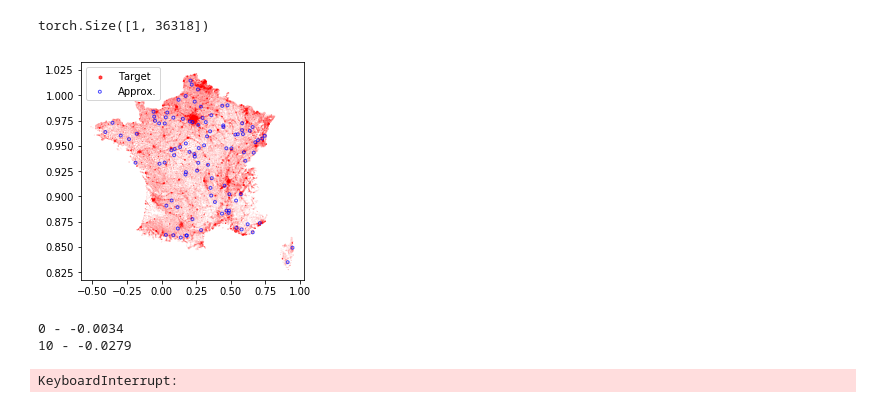
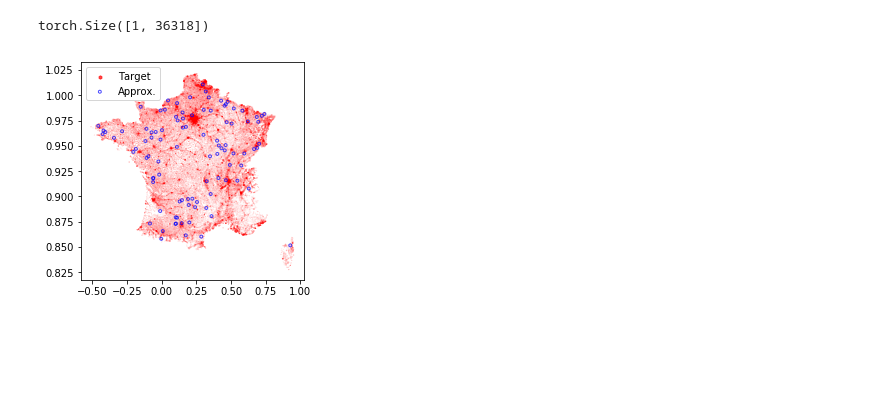
Before and after one commit to gallego-posada/gait, a Jupyter notebook: geography.ipynb, the cells around one changed output. Cells and saved outputs as stored; diff of their text form; code cells hidden in the pictures; blank space fills up the shorter version.

```diff
--- a/geography.ipynb
+++ b/geography.ipynb
@@ -44,49 +50,41 @@ plt.scatter(kmeans.cluster_centers_[:, 0], kmeans.cluster_centers_[:, 1], marker
 # %% [output]
 torch.Size([1, 36318])
 # %%
-alpha, d = 1, 2
+alpha, d = 0.1, 2
 
-batch_size = 100
-bprob = torch.tensor(np.array(batch_size*[1/batch_size])[None, :])
+batch_size = 40
 
 tX = torch.tensor([X[:, 0] / 10,  X[:, 1] / 50]).transpose(0, 1)
-mu = torch.tensor(df.pop_1975.values[None, :] / df.pop_1975.values.sum())
-cat1 = torch.distributions.Categorical(probs=mu)
+
+np_fix_mu = (df.pop_1975.values[None, :] / df.pop_1975.values.sum()).squeeze()
+fix_mu = torch.tensor(df.pop_1975.values[None, :] / df.pop_1975.values.sum())
+
+mu = torch.tensor(np.array(batch_size*[1/batch_size])[None, :])
 
 n = 97
 nu = torch.tensor(np.array(n*[1/n])[None, :])
-
-rix = np.random.choice(len(tX), n)
-Y = torch.nn.Parameter(tX[rix].clone())
+smooth_p = 0/len(tX) + np_fix_mu
+smooth_p /= smooth_p.sum()
+rix = np.random.choice(len(np_fix_mu), n)#, p=smooth_p)
+#rix = np.random.choice(len(tX), n)
+Y = torch.nn.Parameter(tX[rix, :].clone())
 #Y = torch.nn.Parameter(torch.tensor(np.random.multivariate_normal(np.zeros(d), 1.1*np.eye(d), n)))
 
-y_optimizer = torch.optim.Adam([Y], lr=0.01, amsgrad=True)
+y_optimizer = torch.optim.Adam([Y], lr=1e-2, betas=(0.99, 0.99), amsgrad=True)
+#y_optimizer = torch.optim.RMSprop([Y], lr=0.01)
+#y_optimizer = torch.optim.SGD([Y], lr=1e-4, momentum=0.9)
+
 optims = [y_optimizer]
 
-kernel = lambda x, y: renyi.generic_kernel(x, y, renyi.rbf_kernel)
+kernel = lambda x, y: renyi.generic_kernel(x, y, lambda u: renyi.rbf_kernel(u, sigmas=[0.1, 0.07], p=2, d=2))
+my_kernel = lambda x, y: rbf_kernel(x, y, sigmas=[0.07], p=2, d=2)
+
+loss_list = []
+
+plt.figure(figsize=(4, 4))
+plt.scatter(tX.data.numpy()[:, 0], tX.data.numpy()[:, 1], s=list(500*fix_mu.data.squeeze().numpy()), label='Target', marker='h', c='r', alpha=0.7)
+plt.scatter(Y.data.numpy()[:, 0], Y.data.numpy()[:, 1], s=list(1000*nu.data.squeeze().numpy()), label='Approx.', marker='h', facecolors='none', edgecolors='b', alpha=0.7)
+plt.legend(loc='best')
+plt.show();
+# %% [output]
+[figure, added]
-# %%
-plt.figure(figsize=(4, 4))
-plt.scatter(tX.data.numpy()[:, 0], tX.data.numpy()[:, 1], s=list(500*mu.data.squeeze().numpy()), label='Target', marker='h', c='r', alpha=0.7)
-plt.scatter(Y.data.numpy()[:, 0], Y.data.numpy()[:, 1], s=list(1000*nu.data.squeeze().numpy()), label='Approx.', marker='h', facecolors='none', edgecolors='b', alpha=0.7)
-plt.legend(loc='best')
-plt.show();
-# %% [output]
-[figure, removed]
-# %%
-for _ in range(50):
-
-    [_.zero_grad() for _ in optims]
-
-    rix = cat1.sample(sample_shape=[batch_size]).squeeze()
-    cX = tX[rix]
-    loss, K = renyi.mixture_divergence(bprob, cX, nu, Y, alpha, kernel)
-
-    if _ % 10 == 0:
-        print("%d - %.4f" % (_, loss.item()))
-
-    loss.backward()
-    [_.step() for _ in optims]
-# %% [output]
-0 - -0.0034
-10 - -0.0279
-KeyboardInterrupt:
```
Also changed, not shown: parts of 27 cells of this notebook, 7 other files.
